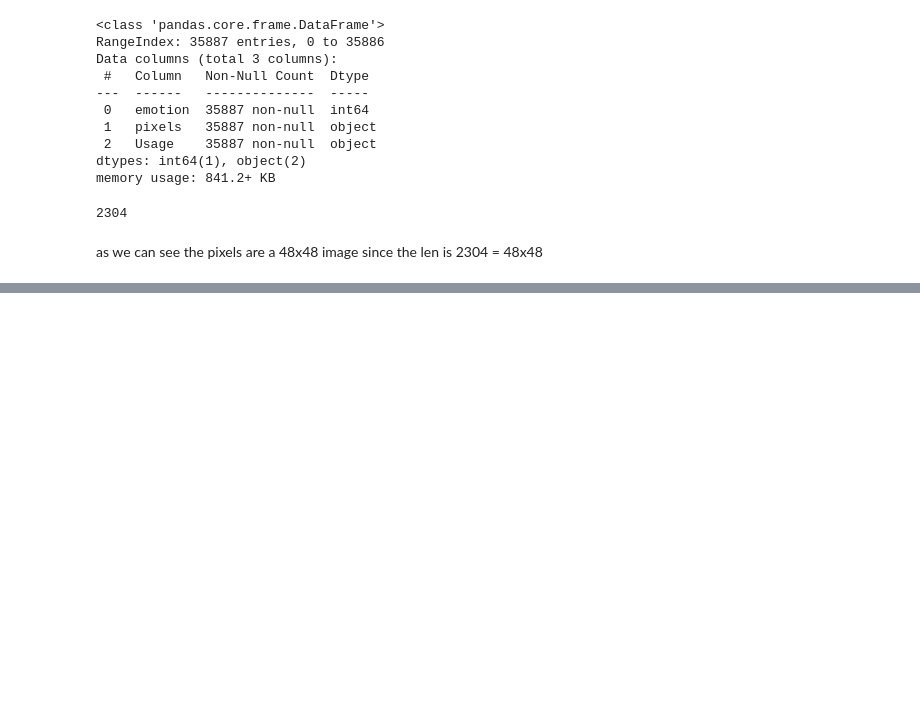
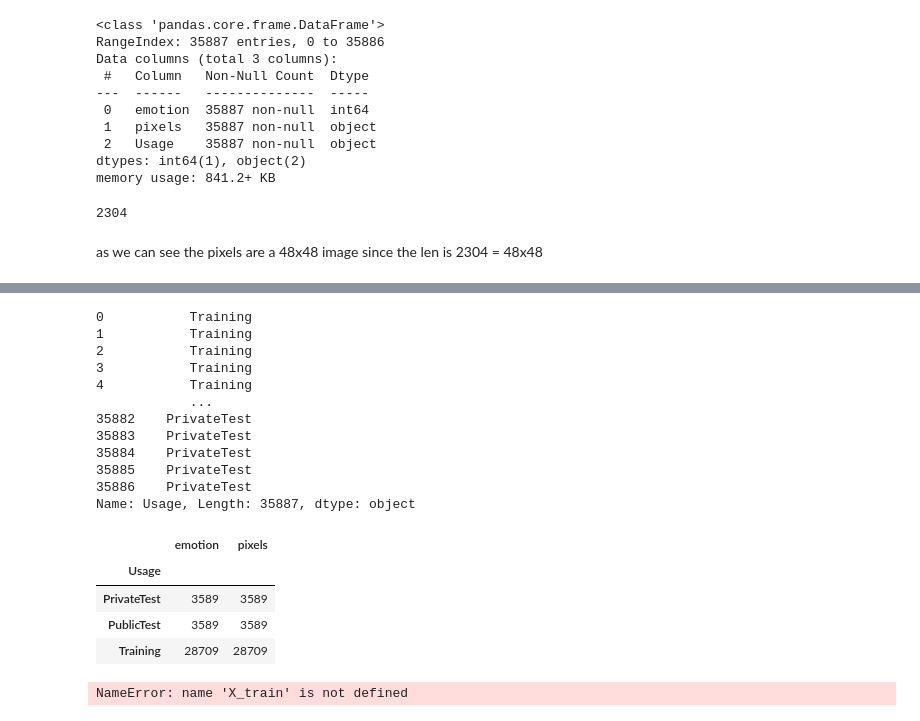
Before and after one commit to iltranqui/projectsp, a Jupyter notebook: CNNEmotions/emotions.ipynb, the cells around one changed output, grey strips where cells are left out. Drawn from its saved outputs; the diff is of its cells as text; code cells hidden in the pictures; blank space fills up the shorter version.

```diff
--- a/CNNEmotions/emotions.ipynb
+++ b/CNNEmotions/emotions.ipynb
@@ -79,0 +200,25 @@ SyntaxError: invalid syntax (520615298.py, line 3)
+# %%
+print(face.loc[:,'Usage']);
+face.groupby('Usage').count()
+# %% [output]
+0           Training
+1           Training
+2           Training
+3           Training
+4           Training
+            ...
+35882    PrivateTest
+35883    PrivateTest
+35884    PrivateTest
+35885    PrivateTest
+35886    PrivateTest
+Name: Usage, Length: 35887, dtype: object
+|  | emotion | pixels |
+| Usage |  |  |
+| PrivateTest | 3589 | 3589 |
+| PublicTest | 3589 | 3589 |
+| Training | 28709 | 28709 |
+# %%
+nparr = list(map(int, X_train[0].split(" ")))
+# %% [output]
+NameError: name 'X_train' is not defined
```
Also changed, not shown: parts of 28 cells of this notebook.
